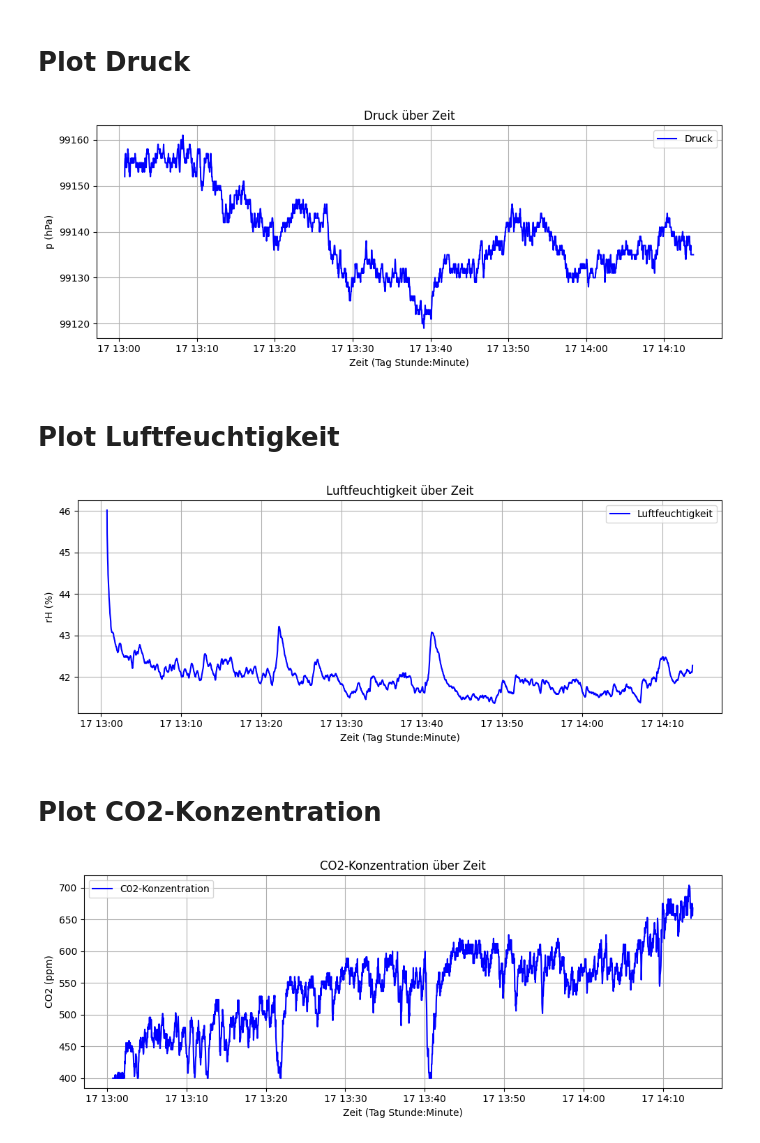
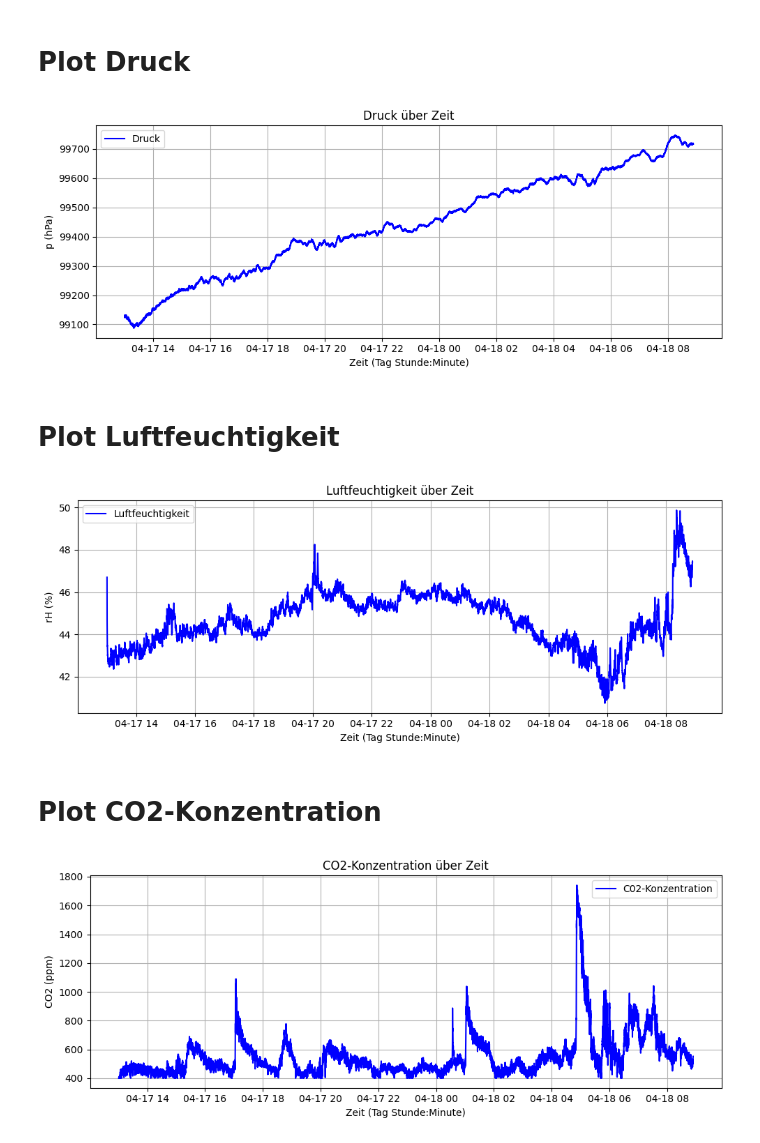
Before and after one commit to fynn-l-k/Grundpraktikum-1, a Jupyter notebook: Versuch_AL/AL_Plot.ipynb, the cells around one changed output. Saved outputs shown, nothing was run; the diff lists cells and outputs as text; code cells hidden in the pictures.

```diff
--- a/Versuch_AL/AL_Plot.ipynb
+++ b/Versuch_AL/AL_Plot.ipynb
@@ -74,7 +74,7 @@ import matplotlib.pyplot as plt
 import pandas as pd
 
 # CSV einlesen
-df = pd.read_csv('arduino_data.csv')
+df = pd.read_csv('arduino_data_2.csv')
 df.columns = df.columns.str.replace('"', '').str.strip()
 
 # Zeitspalte erzeugen
@@ -99,7 +99,7 @@ plt.legend()
 plt.tight_layout()
 plt.show()
 # %% [output]
-[figure, old version]
+[figure, new version]
 # %% [markdown]
 # Plot Luftfeuchtigkeit
 # %%
@@ -108,7 +108,7 @@ import matplotlib.pyplot as plt
 import pandas as pd
 
 # CSV einlesen
-df = pd.read_csv('arduino_data.csv')
+df = pd.read_csv('arduino_data_2.csv')
 df.columns = df.columns.str.replace('"', '').str.strip()
 
 # Zeitspalte erzeugen
@@ -133,38 +133,38 @@ plt.legend()
 plt.tight_layout()
 plt.show()
 # %% [output]
-[figure, old version]
+[figure, new version]
 # %% [markdown]
 # Plot CO2-Konzentration
 # %%
 import numpy as np
 import matplotlib.pyplot as plt
 import pandas as pd
 
 # CSV einlesen
-df = pd.read_csv('arduino_data.csv')
+df = pd.read_csv('arduino_data_2.csv')
 df.columns = df.columns.str.replace('"', '').str.strip()
 
 # Zeitspalte erzeugen
 df['Zeitstempel'] = pd.to_datetime(
     df['Jahr'].astype(str) + "-" +
     df['Monat'].astype(str).str.zfill(2) + "-" +
     df['Tag'].astype(str).str.zfill(2) + " " +
     df['Stunde'].astype(str).str.zfill(2) + ":" +
     df['Minute'].astype(str).str.zfill(2) + ":" +
     df['Sekunde'].astype(str).str.zfill(2),
     format='%Y-%m-%d %H:%M:%S'
 )
 
 # Plot für a_x
 plt.figure(figsize=(10, 4))
 plt.plot(df['Zeitstempel'], df['CO2 (ppm)'], label="C02-Konzentration", color="blue")
 plt.xlabel("Zeit (Tag Stunde:Minute)")
 plt.ylabel("CO2 (ppm)")
 plt.title("CO2-Konzentration über Zeit")
 plt.grid(True)
 plt.legend()
 plt.tight_layout()
 plt.show()
 # %% [output]
-[figure, old version]
+[figure, new version]
```
Also changed, not shown: parts of 2 cells of this notebook, 1 other file.
